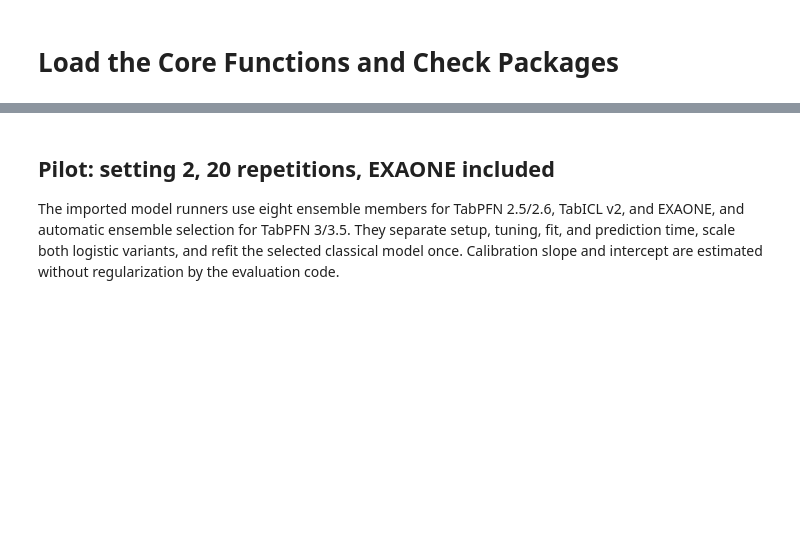
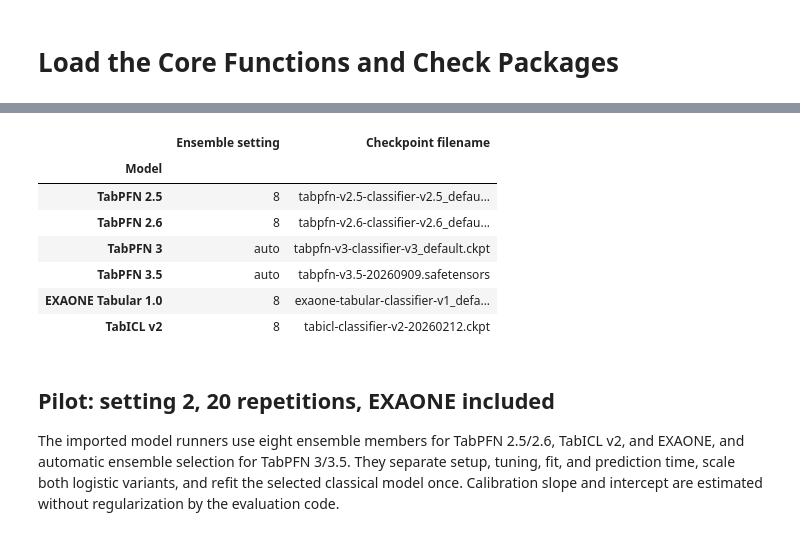
Before and after one commit to ghorbani-alireza/benchmark-tabpfn-medical, a Jupyter notebook: notebooks/run_analysis.ipynb, the cells around one changed output, grey strips where cells are left out. Drawn from its saved outputs; the diff is of its cells as text; code cells hidden in the pictures; blank space fills up the shorter version.

```diff
--- a/notebooks/run_analysis.ipynb
+++ b/notebooks/run_analysis.ipynb
@@ -33,3 +37,46 @@ SHOW_BAYES_ROC = True
+# %%
+import inspect
+from importlib import import_module
+
+import pandas as pd
+from exaonetabular.presets import released_checkpoint
+from tabicl import TabICLClassifier
+
+model_info = []
+for name, package, checkpoint_method in [
+    ("TabPFN 2.5", "tabpfn_v25", "get_classifier_v2_5"),
+    ("TabPFN 2.6", "tabpfn_v26", "get_classifier_v2_6"),
+    ("TabPFN 3", "tabpfn_v3", "get_classifier_v3"),
+    ("TabPFN 3.5", "tabpfn_v35", "get_v3_5"),
+]:
+    classifier = import_module(package).TabPFNClassifier
+    model_source = import_module(f"{package}.model_loading").ModelSource
+    ensemble = inspect.signature(classifier).parameters["n_estimators"].default
+    checkpoint = getattr(model_source, checkpoint_method)().default_filename
+    model_info.append((name, ensemble, checkpoint))
+
+exaone = released_checkpoint("classification")
+model_info.append(("EXAONE Tabular 1.0", exaone.manifest.runtime.ensemble_count, exaone.filename))
+
+tabicl_defaults = inspect.signature(TabICLClassifier).parameters
+model_info.append((
+    "TabICL v2",
+    tabicl_defaults["n_estimators"].default,
+    tabicl_defaults["checkpoint_version"].default,
+))
+
+pd.DataFrame(
+    model_info, columns=["Model", "Ensemble setting", "Checkpoint filename"]
+).set_index("Model")
+# %% [output]
+|  | Ensemble setting | Checkpoint filename |
+| Model |  |  |
+| TabPFN 2.5 | 8 | tabpfn-v2.5-classifier-v2.5_defau... |
+| TabPFN 2.6 | 8 | tabpfn-v2.6-classifier-v2.6_defau... |
+| TabPFN 3 | auto | tabpfn-v3-classifier-v3_default.ckpt |
+| TabPFN 3.5 | auto | tabpfn-v3.5-20260909.safetensors |
+| EXAONE Tabular 1.0 | 8 | exaone-tabular-classifier-v1_defa... |
+| TabICL v2 | 8 | tabicl-classifier-v2-20260212.ckpt |
 # %% [markdown]
 ## Pilot: setting 2, 20 repetitions, EXAONE included
 
```
Also changed, not shown: parts of 8 cells of this notebook, 11 other files.
